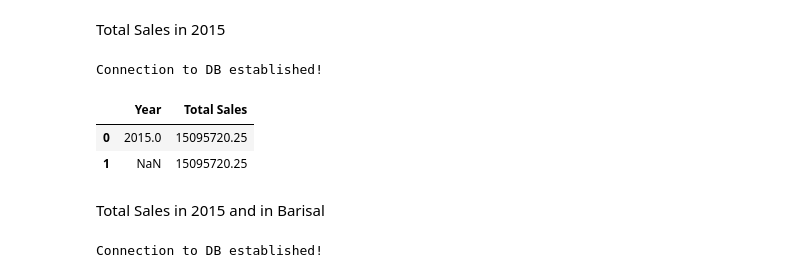
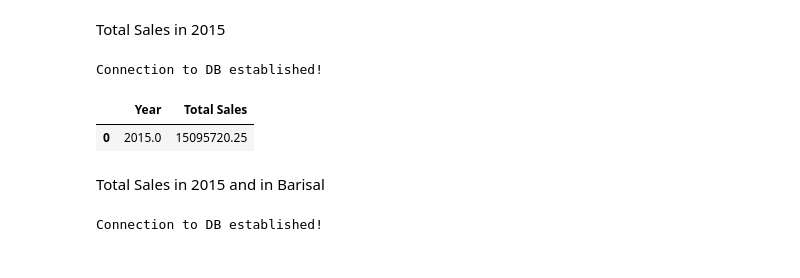
Before and after one commit to esrdlab-vinternship/HDA-5th-Round-vInternship, a Jupyter notebook: notebook/analytics/olap.ipynb, the cells around one changed output. Drawn from its saved outputs; the diff is of its cells as text; code cells hidden in the pictures.

```diff
--- a/notebook/analytics/olap.ipynb
+++ b/notebook/analytics/olap.ipynb
@@ -8,7 +8,7 @@ class PostgresConnection(object):
     def __init__(self):
         self.connection = psycopg2.connect(database = "ecomdb",
                                           user = "postgres",
-                                          password = "x",
+                                          password = "*",
                                           host = "127.0.0.1",
                                           port = "5432")
     def getConnection(self):
@@ -344,11 +344,10 @@ cur.close()
 # %% [output]
 Connection to DB established!
 # %%
-total_sales_in_2015
+total_sales_in_2015.dropna()
 # %% [output]
 |  | Year | Total Sales |
 | 0 | 2015.0 | 15095720.25 |
-| 1 | NaN | 15095720.25 |
 # %% [markdown]
 Total Sales in 2015 and in Barisal
 # %%
```
Also changed, not shown: parts of 18 cells of this notebook, 1 other file.
